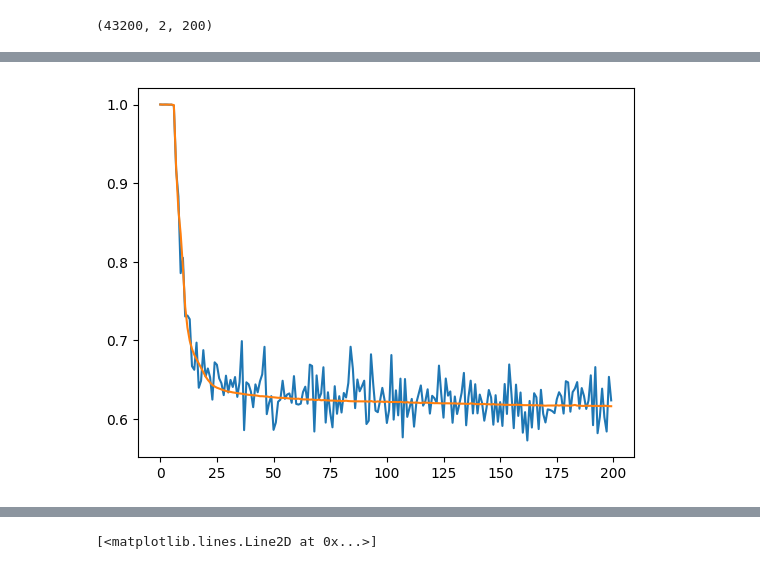
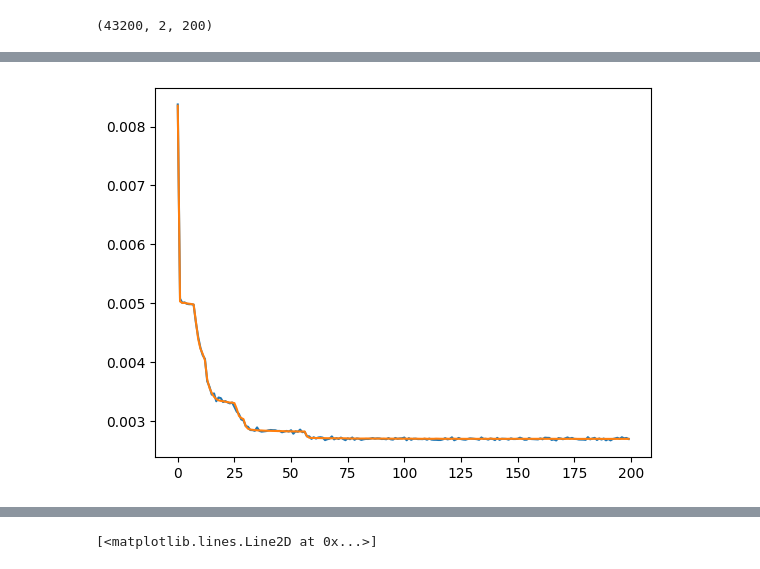
Before and after one commit to UmataHasrick/GWNAD, a Jupyter notebook: Codes/CNNAE_dilation copy.ipynb, the cells around one changed output, grey strips where cells are left out. Saved outputs shown, nothing was run; the diff lists cells and outputs as text; code cells hidden in the pictures.

Commit message:
More careful study of wavelet-like models. Already see some hints of glitch detection.

```diff
--- a/Codes/CNNAE_dilation copy.ipynb
+++ b/Codes/CNNAE_dilation copy.ipynb
@@ -654,0 +918,11 @@ realglitch = (realglitch - np.transpose([np.mean(realglitch, axis=1)]))/np.trans
+# %%
+noise_first50k = realbkg.reshape(-1,2,200)[:30000]
+
+glitch_L_noise_H = np.concatenate((realglitch_L, noise_first50k[:,[1],:]), axis = 1)
+glitch_H_noise_L = np.concatenate((realglitch_H, noise_first50k[:,[0],:]), axis = 1)
+realglitch = np.vstack((glitch_L_noise_H, glitch_H_noise_L))
+np.random.shuffle(realglitch)
+realglitch = realglitch.reshape(-1,200)
+realbkg = realbkg[60000:]
+
+del realglitch_L, realglitch_H, glitch_H_noise_L, glitch_L_noise_H
@@ -655,3 +931,13 @@ realglitch = (realglitch - np.transpose([np.mean(realglitch, axis=1)]))/np.trans
+# %%
+realbkg = (realbkg - np.transpose([np.mean(realbkg, axis=1)]))/np.transpose([np.std(realbkg, axis=1)]);
+realbbh = (realbbh - np.transpose([np.mean(realbbh, axis=1)]))/np.transpose([np.std(realbbh, axis=1)]);
+realsg  = (realsg  - np.transpose([np.mean(realsg , axis=1)]))/np.transpose([np.std(realsg, axis=1)]);
+realglitch = (realglitch - np.transpose([np.mean(realglitch, axis=1)]))/np.transpose([np.std(realglitch, axis=1)])
+# %%
+realbkg = realbkg / np.linalg.norm(realbkg, axis = 1).reshape(-1,1)
+realbbh = realbbh / np.linalg.norm(realbbh, axis = 1).reshape(-1,1)
+realsg  = realsg / np.linalg.norm(realsg, axis = 1).reshape(-1,1)
+realglitch = realglitch / np.linalg.norm(realglitch, axis = 1).reshape(-1,1)
 # %% [markdown]
 ### Reserve a certain propotion of set for further study
 # %%
@@ -912,7 +1198,7 @@ NameError: name 'WaveletCNNSL' is not defined
 # %% [markdown]
 ### Trained with glitch
 # %%
-version = 'v5'
+version = 'v12'
 dInput = 200
 # %%
 n_BKG = len(realbkg)
@@ -987,7 +1273,7 @@ X_train.shape
 # %% [output]
 (43200, 2, 200)
 # %%
-classifier = WaveletCNNAEMC(num_ifos=2, c_depth=5, n_chann=4, l1=32, l2=8).cuda()
+classifier = WaveletCNNAEND(num_ifos=2, c_depth=6, n_chann=4, l1=32, l2=8).cuda()
 print(sum(p.numel() for p in classifier.parameters() if p.requires_grad))
 
 optimizer = optim.Adam(classifier.parameters(), lr=0.0005)
@@ -1034,6 +1320,6 @@ for epoch in range(epochs):
 plt.plot(loss_train)
 plt.plot(loss_validation)
 
-torch.save(classifier.cuda(), "../Model_cached/Wavelet_model_glitchtrained_AE"+version+"_32_8.pt")
+torch.save(classifier.cuda(), "../Model_cached/Wavelet_model_glitchtrained_AE"+version+".pt")
 # np.savetxt("../data/SupLearn/lossClassifierTraining_64-64-16.dat", [loss_train, loss_validation])
 # %% [output]
@@ -1057 +1343 @@ Time for this epoch: 12.114328861236572
-[figure, old version]
+[figure, new version]
```
Also changed, not shown: parts of 29 cells of this notebook, 13 other files.
